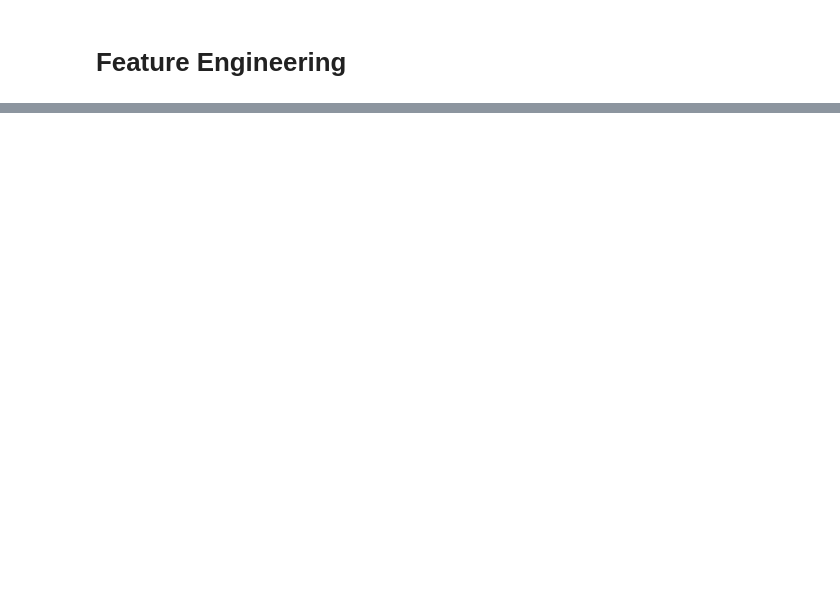
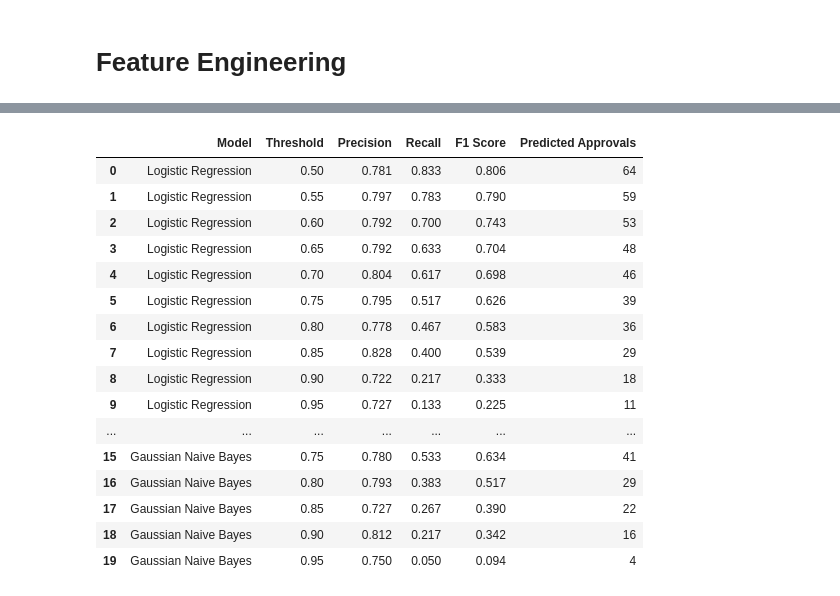
Before and after one commit to BhushanSah/CreditWise-Loan-System, a Jupyter notebook: CreditWise.ipynb, the cells around one changed output, grey strips where cells are left out. Drawn from its saved outputs; the diff is of its cells as text; code cells hidden in the pictures; blank space fills up the shorter version.

Commit message:
Add threshold tuning and final loan approval model

```diff
--- a/CreditWise.ipynb
+++ b/CreditWise.ipynb
@@ -146,7 +188,7 @@ sns.histplot(
 # %%
 #Remove Applicant Id
 """ It has no relation with the loan approved as it is assigned by the bank itself"""
-df=df.drop("Applicant_ID",axis=1),
+df=df.drop("Applicant_ID",axis=1)
 # %% [markdown]
 <h1>Feature Encoding</h1>
 # %%
@@ -323,20 +369,20 @@ X_test_scaled=scaler.transform(X_test)
 # %%
 #Logistic Regression
 
-from sklearn.linear_model import LogisticRegression
-from sklearn.metrics import confusion_matrix, accuracy_score, precision_score, recall_score, f1_score
 
-log_model=LogisticRegression()
+log_model = LogisticRegression(max_iter=3000)
+
 log_model.fit(X_train_scaled, y_train)
 
-y_pred=log_model.predict(X_test_scaled)
+y_val_pred = log_model.predict(X_val_scaled)
 
 #Evaluation
 print("Logistic Regression Model")
-print("Precision:", precision_score(y_test, y_pred))
-print("Recall:", recall_score(y_test, y_pred))
-print("f1_score:", f1_score(y_test, y_pred))
-print("Accuracy:", accuracy_score(y_test, y_pred))
-print("CM:", confusion_matrix(y_test, y_pred))
+print("Accuracy:", accuracy_score(y_val, y_val_pred))
+print("Precision:", precision_score(y_val, y_val_pred))
+print("Recall:", recall_score(y_val, y_val_pred))
+print("F1 Score:", f1_score(y_val, y_val_pred))
+
+print(classification_report(y_val, y_val_pred))
 # %% [output]
 Logistic Regression Model
@@ -373,0 +490,63 @@ CM: [[129  10]
+# %%
+# Compare different classification thresholds
+
+threshold_results = []
+
+models = {
+    "Logistic Regression": log_model,
+    "Gaussian Naive Bayes": nb_model
+}
+
+for model_name, model in models.items():
+
+    # Probability that Loan_Approved = Yes
+    y_val_probability = model.predict_proba(X_val_scaled)[:, 1]
+
+    for threshold in np.arange(0.50, 0.96, 0.05):
+
+        y_val_threshold_pred = (
+            y_val_probability >= threshold
+        ).astype(int)
+
+        threshold_results.append({
+            "Model": model_name,
+            "Threshold": round(threshold, 2),
+            "Precision": precision_score(
+                y_val,
+                y_val_threshold_pred,
+                zero_division=0
+            ),
+            "Recall": recall_score(
+                y_val,
+                y_val_threshold_pred,
+                zero_division=0
+            ),
+            "F1 Score": f1_score(
+                y_val,
+                y_val_threshold_pred,
+                zero_division=0
+            ),
+            "Predicted Approvals": y_val_threshold_pred.sum()
+        })
+
+threshold_results_df = pd.DataFrame(threshold_results)
+
+display(threshold_results_df.round(3))
+# %% [output]
+|  | Model | Threshold | Precision | Recall | F1 Score | Predicted Approvals |
+| 0 | Logistic Regression | 0.50 | 0.781 | 0.833 | 0.806 | 64 |
+| 1 | Logistic Regression | 0.55 | 0.797 | 0.783 | 0.790 | 59 |
+| 2 | Logistic Regression | 0.60 | 0.792 | 0.700 | 0.743 | 53 |
+| 3 | Logistic Regression | 0.65 | 0.792 | 0.633 | 0.704 | 48 |
+| 4 | Logistic Regression | 0.70 | 0.804 | 0.617 | 0.698 | 46 |
+| 5 | Logistic Regression | 0.75 | 0.795 | 0.517 | 0.626 | 39 |
+| 6 | Logistic Regression | 0.80 | 0.778 | 0.467 | 0.583 | 36 |
+| 7 | Logistic Regression | 0.85 | 0.828 | 0.400 | 0.539 | 29 |
+| 8 | Logistic Regression | 0.90 | 0.722 | 0.217 | 0.333 | 18 |
+| 9 | Logistic Regression | 0.95 | 0.727 | 0.133 | 0.225 | 11 |
+| ... | ... | ... | ... | ... | ... | ... |
+| 15 | Gaussian Naive Bayes | 0.75 | 0.780 | 0.533 | 0.634 | 41 |
+| 16 | Gaussian Naive Bayes | 0.80 | 0.793 | 0.383 | 0.517 | 29 |
+| 17 | Gaussian Naive Bayes | 0.85 | 0.727 | 0.267 | 0.390 | 22 |
+| 18 | Gaussian Naive Bayes | 0.90 | 0.812 | 0.217 | 0.342 | 16 |
+| 19 | Gaussian Naive Bayes | 0.95 | 0.750 | 0.050 | 0.094 | 4 |
```
Also changed, not shown: parts of 18 cells of this notebook.
